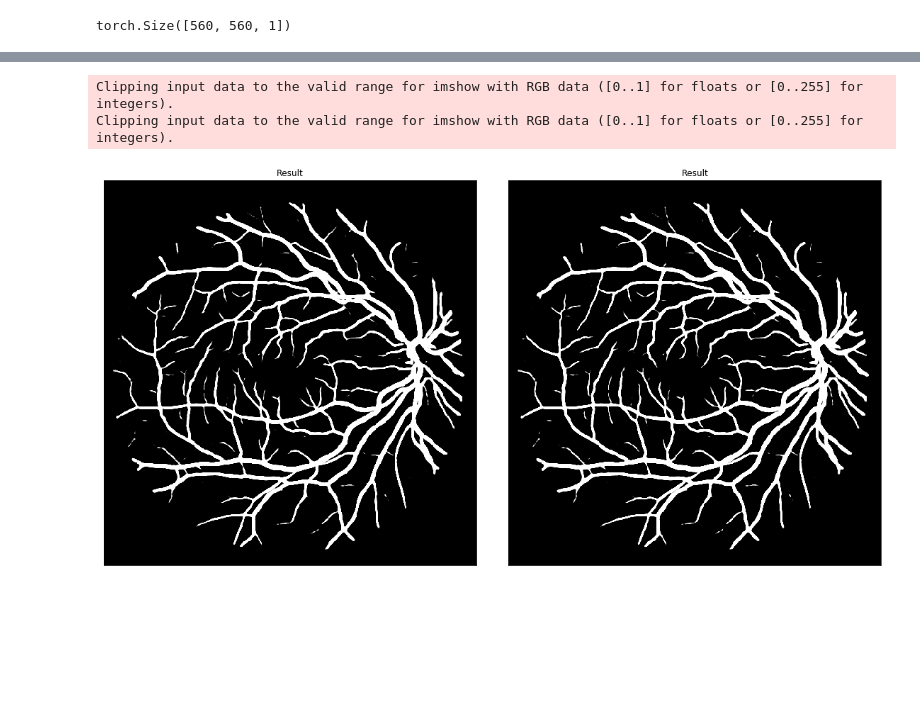
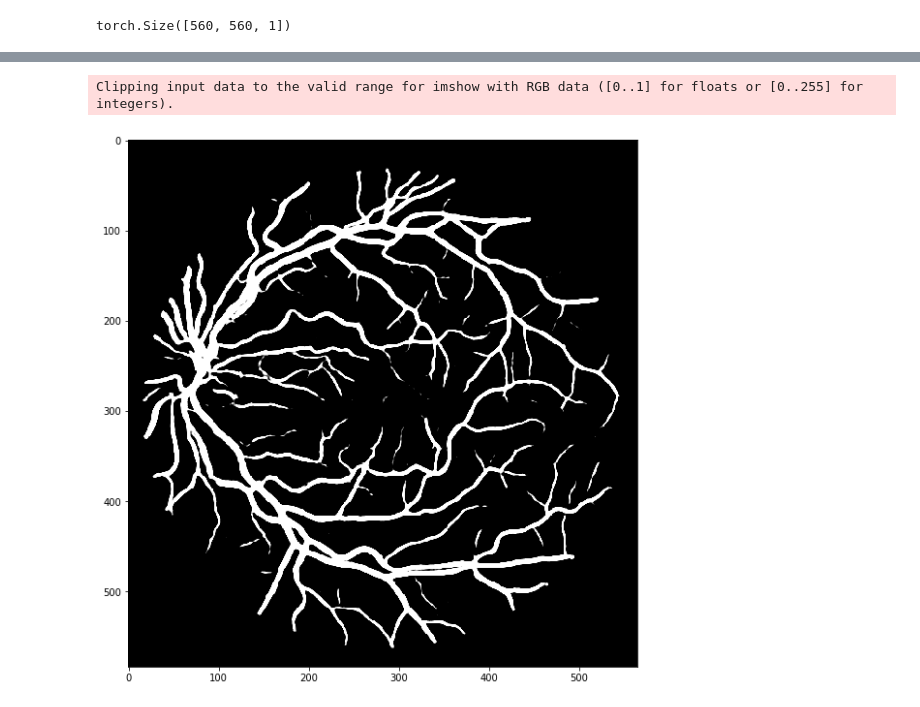
Before and after one commit to tony-mtz/blood_vessels, a Jupyter notebook: torch_eye_2.ipynb, the cells around one changed output, grey strips where cells are left out. Drawn from its saved outputs; the diff is of its cells as text; code cells hidden in the pictures; blank space fills up the shorter version.

```diff
--- a/torch_eye_2.ipynb
+++ b/torch_eye_2.ipynb
@@ -148,14 +142,10 @@ plt.show()
 # %% [markdown]
 ### Create dataset
 # %%
-class eye_dataset(torch.utils.data.Dataset):
+class eye_dataset(Dataset):
 
     def __init__(self,preprocessed_images, train=True, preprocessed_masks=None):
-        """
-        Args:
-            text_file(string): path to text file
-            root_dir(string): directory with all train images
-        """
+
         self.train = train
         self.images = preprocessed_images
         if self.train:
@@ -228,7 +214,7 @@ test_loader = torch.utils.data.DataLoader(dataset=eye_test_dataset, batch_size=b
 # %%
 def conv_layer(chanIn, chanOut, ks = 3, stride=1):
     return nn.Sequential(
-        nn.Conv2d(chanIn, chanOut, ks, stride, padding=ks//2),
+        nn.Conv2d(chanIn, chanOut, ks, stride, padding=1),
         nn.ReLU(),
         nn.BatchNorm2d(chanOut)
         )
@@ -248,8 +234,8 @@ class Conv_block(nn.Module):
 class Mid_block(nn.Module):
     def __init__(self, chanIn, chanOut, ks=3, stride=1):
         super().__init__()
-        self.conv1 = nn.Conv2d(chanIn, chanOut, ks, padding=ks//2)
-        self.conv2 = nn.Conv2d(chanOut, chanOut, ks, padding=ks//2)
+        self.conv1 = nn.Conv2d(chanIn, chanOut, ks, padding=1)
+        self.conv2 = nn.Conv2d(chanOut, chanOut, ks, padding=1)
 
     def forward(self, x) :
         x = self.conv1(x)
@@ -433,3 +407,0 @@ def showRes(p):
-# %%
-x = resize(res1, (584, 565, 1), mode='constant', preserve_range=True)
-showRes(x)
@@ -440,11 +408,17 @@ Clipping input data to the valid range for imshow with RGB data ([0..1] for floa
 # %%
-result =res[0][1].reshape(560, 560,-1)
-res1 = result.data.cpu().numpy()
-res1 = np.squeeze(res1).astype(np.float32)
-x = resize(res1, (584, 565, 1), mode='constant', preserve_range=True)
-showRes(x)
+def res_show(img):
+    result = img.reshape(560,560,-1)
+    result = result.data.cpu().numpy()
+    result = np.squeeze(result).astype(np.float32)
+    x = resize(result, (584, 565, 1), mode='constant', preserve_range=True)
+    x = np.squeeze(x).astype(np.float32)
+    fig = plt.figure(figsize=(10,10))
+    ax1 = fig.add_subplot(111)
+    ax1.imshow(np.dstack((x,x,x)))
+    plt.show()
+
+res_show(res[0][0])
 # %% [output]
 Clipping input data to the valid range for imshow with RGB data ([0..1] for floats or [0..255] for integers).
-Clipping input data to the valid range for imshow with RGB data ([0..1] for floats or [0..255] for integers).
-[figure, old version]
+[figure, new version]
 # %%
```
Also changed, not shown: parts of 15 cells of this notebook.
